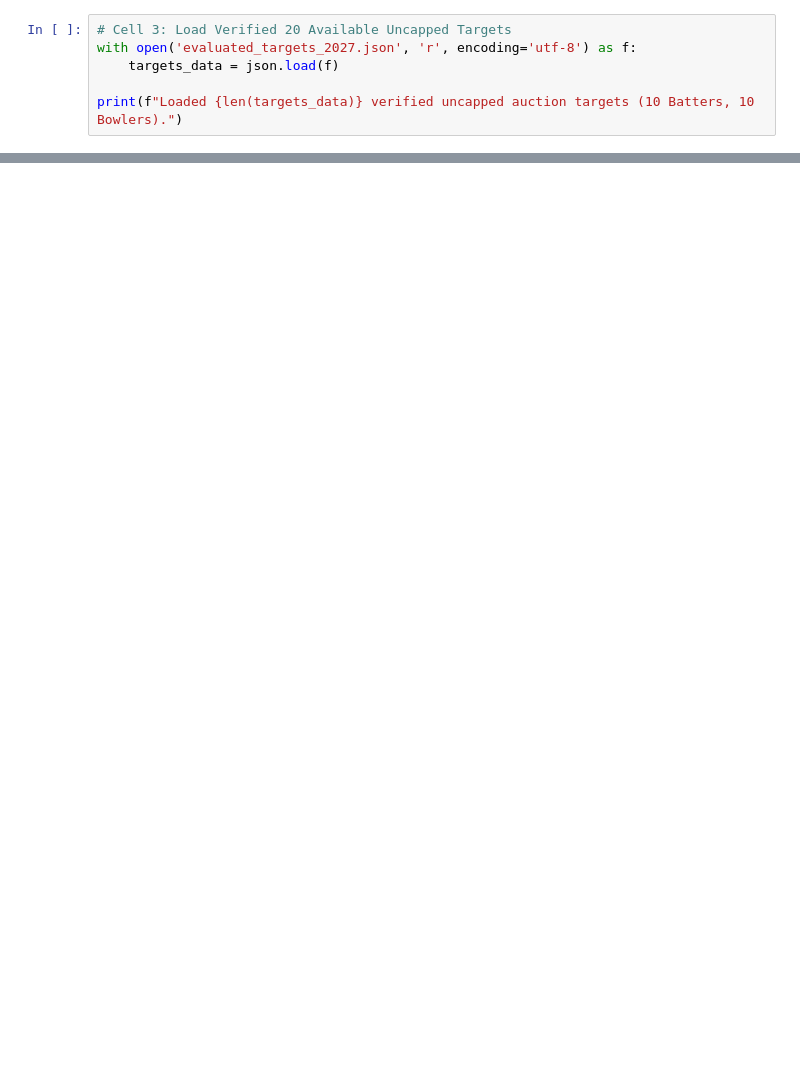
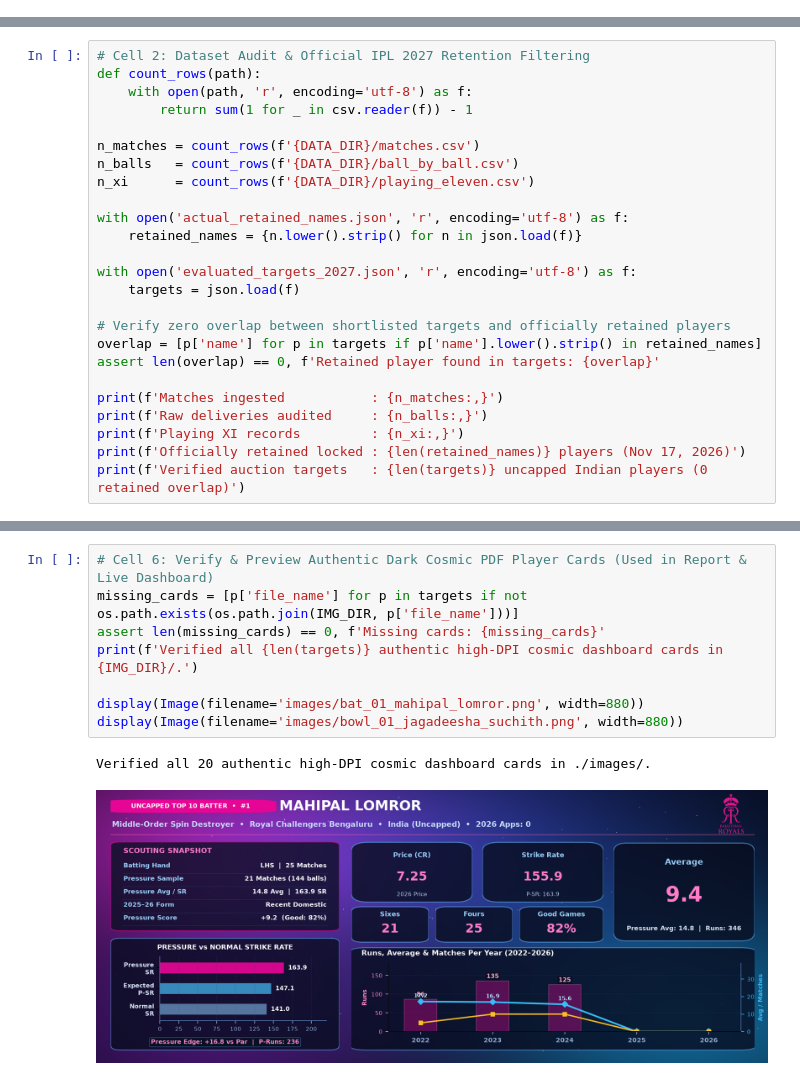
Before and after one commit to umeshraj2007/SupeRR_S2, a Jupyter notebook: SupeRR_Selector_Season2_Analysis.ipynb, the cells around one changed output, grey strips where cells are left out. Cells and saved outputs as stored; diff of their text form; blank space fills up the shorter version.

```diff
--- a/SupeRR_Selector_Season2_Analysis.ipynb
+++ b/SupeRR_Selector_Season2_Analysis.ipynb
@@ -72,6 +34,0 @@ Small samples are stabilized against replacement-level domestic priors using **E
-# %%
-# Cell 3: Load Verified 20 Available Uncapped Targets
-with open('evaluated_targets_2027.json', 'r', encoding='utf-8') as f:
-    targets_data = json.load(f)
-
-print(f"Loaded {len(targets_data)} verified uncapped auction targets (10 Batters, 10 Bowlers).")
@@ -196,0 +35,25 @@ generate_all_visual_assets()
+# %%
+# Cell 2: Dataset Audit & Official IPL 2027 Retention Filtering
+def count_rows(path):
+    with open(path, 'r', encoding='utf-8') as f:
+        return sum(1 for _ in csv.reader(f)) - 1
+
+n_matches = count_rows(f'{DATA_DIR}/matches.csv')
+n_balls   = count_rows(f'{DATA_DIR}/ball_by_ball.csv')
+n_xi      = count_rows(f'{DATA_DIR}/playing_eleven.csv')
+
+with open('actual_retained_names.json', 'r', encoding='utf-8') as f:
+    retained_names = {n.lower().strip() for n in json.load(f)}
+
+with open('evaluated_targets_2027.json', 'r', encoding='utf-8') as f:
+    targets = json.load(f)
+
+# Verify zero overlap between shortlisted targets and officially retained players
+overlap = [p['name'] for p in targets if p['name'].lower().strip() in retained_names]
+assert len(overlap) == 0, f'Retained player found in targets: {overlap}'
+
+print(f'Matches ingested           : {n_matches:,}')
+print(f'Raw deliveries audited     : {n_balls:,}')
+print(f'Playing XI records         : {n_xi:,}')
+print(f'Officially retained locked : {len(retained_names)} players (Nov 17, 2026)')
+print(f'Verified auction targets   : {len(targets)} uncapped Indian players (0 retained overlap)')
@@ -196,0 +247,11 @@ generate_all_visual_assets()
+# %%
+# Cell 6: Verify & Preview Authentic Dark Cosmic PDF Player Cards (Used in Report & Live Dashboard)
+missing_cards = [p['file_name'] for p in targets if not os.path.exists(os.path.join(IMG_DIR, p['file_name']))]
+assert len(missing_cards) == 0, f'Missing cards: {missing_cards}'
+print(f'Verified all {len(targets)} authentic high-DPI cosmic dashboard cards in {IMG_DIR}/.')
+
+display(Image(filename='images/bat_01_mahipal_lomror.png', width=880))
+display(Image(filename='images/bowl_01_jagadeesha_suchith.png', width=880))
+# %% [output]
+Verified all 20 authentic high-DPI cosmic dashboard cards in ./images/.
+[figure, added]
```
Also changed, not shown: parts of 21 cells of this notebook, 23 other files.
